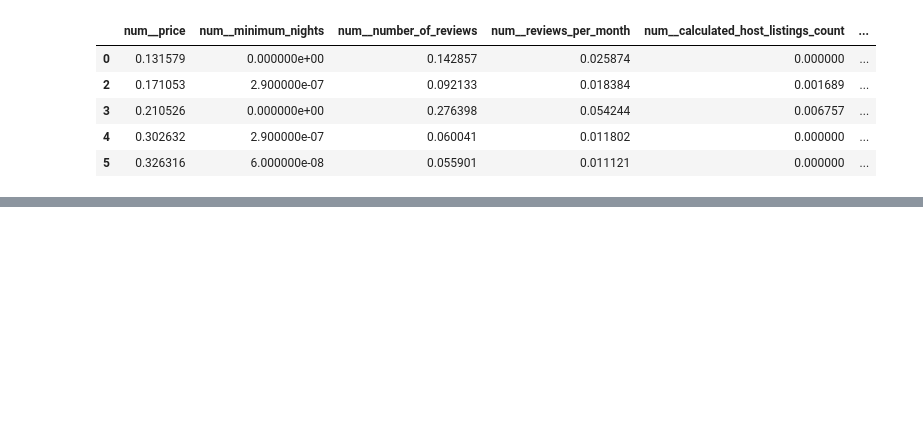
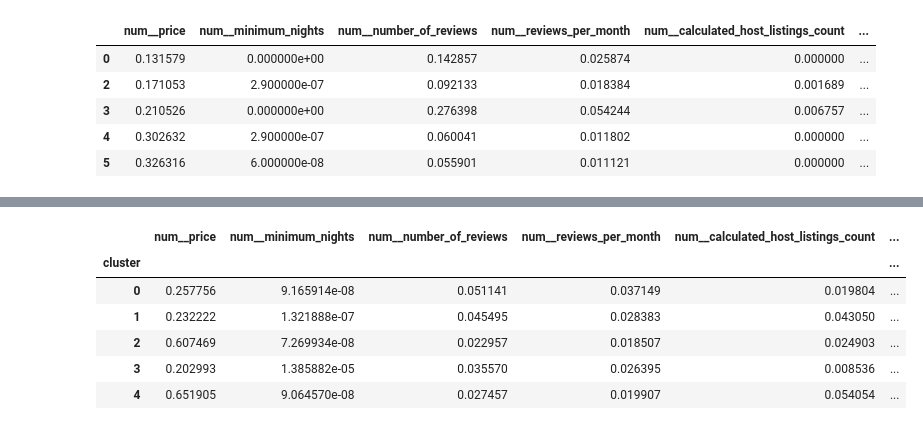
Before and after one commit to HaloReach2552/Proyecto-Data-Science-Airbnb, a Jupyter notebook: proyecto.ipynb, the cells around one changed output, grey strips where cells are left out. Saved outputs shown, nothing was run; the diff lists cells and outputs as text; code cells hidden in the pictures; blank space fills up the shorter version.

```diff
--- a/proyecto.ipynb
+++ b/proyecto.ipynb
@@ -592,0 +557,2 @@ datos_segmentacion.groupby("cluster").mean()
+# %%
+X_df["cluster"] = clusters
@@ -592,0 +577,21 @@ datos_segmentacion.groupby("cluster").mean()
+# %%
+perfil_numerico = X_df.groupby("cluster")[
+    [
+        "num__price",
+        "num__minimum_nights",
+        "num__number_of_reviews",
+        "num__reviews_per_month",
+        "num__calculated_host_listings_count",
+        "num__availability_365"
+    ]
+].mean()
+
+perfil_numerico
+# %% [output]
+|  | num__price | num__minimum_nights | num__number_of_reviews | num__reviews_per_month | num__calculated_host_listings_count | ... |
+| cluster |  |  |  |  |  | ... |
+| 0 | 0.257756 | 9.165914e-08 | 0.051141 | 0.037149 | 0.019804 | ... |
+| 1 | 0.232222 | 1.321888e-07 | 0.045495 | 0.028383 | 0.043050 | ... |
+| 2 | 0.607469 | 7.269934e-08 | 0.022957 | 0.018507 | 0.024903 | ... |
+| 3 | 0.202993 | 1.385882e-05 | 0.035570 | 0.026395 | 0.008536 | ... |
+| 4 | 0.651905 | 9.064570e-08 | 0.027457 | 0.019907 | 0.054054 | ... |
```
Also changed, not shown: parts of 23 cells of this notebook.
